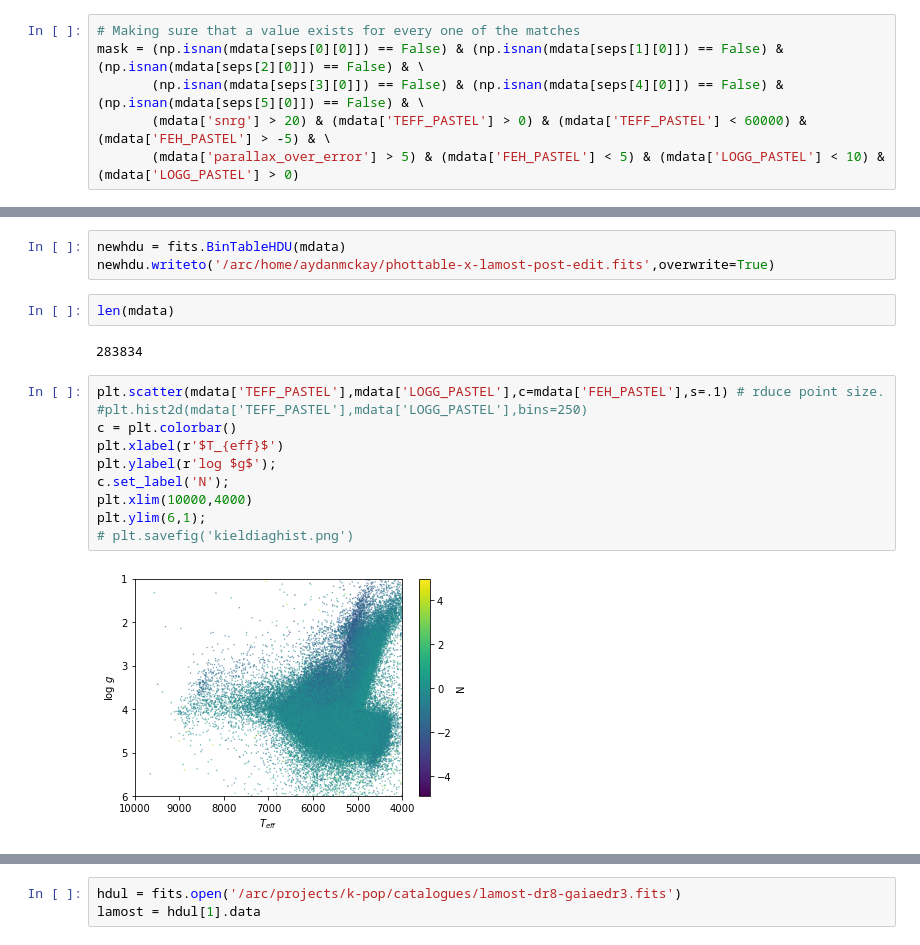
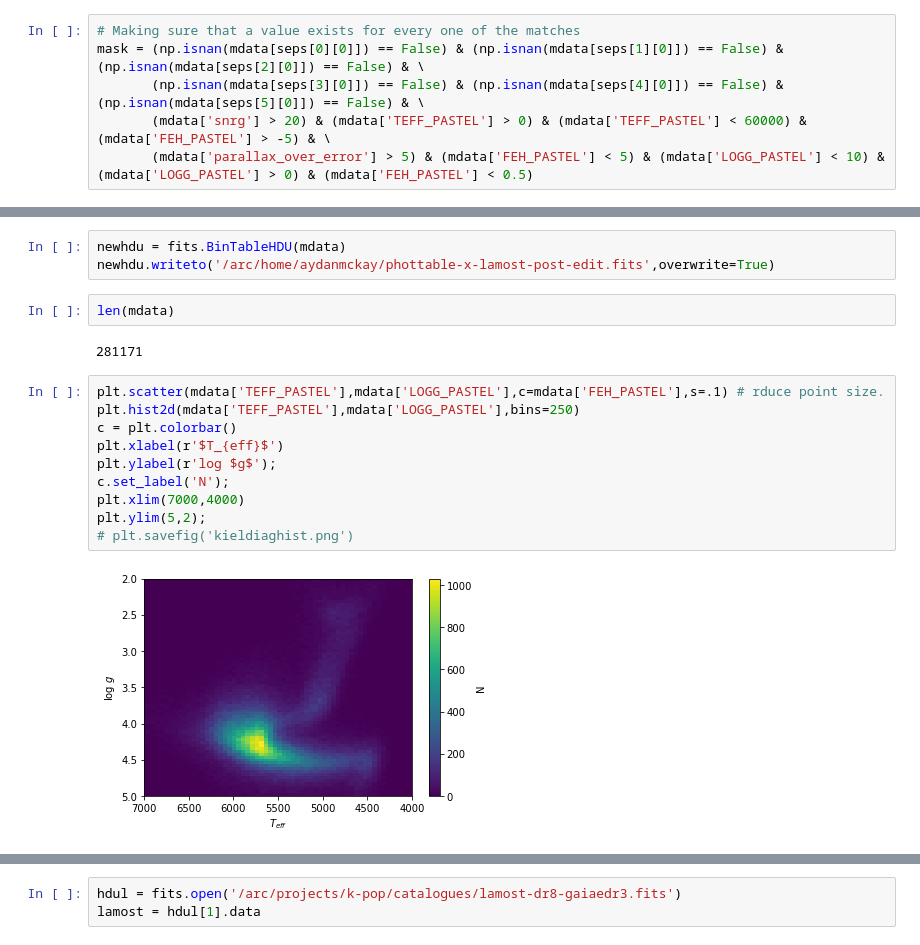
Before and after one commit to aydanmckay/ml, a Jupyter notebook: finalseparationplots.ipynb, the cells around one changed output, grey strips where cells are left out. Saved outputs shown, nothing was run; the diff lists cells and outputs as text.

```diff
--- a/finalseparationplots.ipynb
+++ b/finalseparationplots.ipynb
@@ -92,7 +92,7 @@ Making the intersection mask
 mask = (np.isnan(mdata[seps[0][0]]) == False) & (np.isnan(mdata[seps[1][0]]) == False) & (np.isnan(mdata[seps[2][0]]) == False) & \
        (np.isnan(mdata[seps[3][0]]) == False) & (np.isnan(mdata[seps[4][0]]) == False) & (np.isnan(mdata[seps[5][0]]) == False) & \
        (mdata['snrg'] > 20) & (mdata['TEFF_PASTEL'] > 0) & (mdata['TEFF_PASTEL'] < 60000) & (mdata['FEH_PASTEL'] > -5) & \
-       (mdata['parallax_over_error'] > 5) & (mdata['FEH_PASTEL'] < 5) & (mdata['LOGG_PASTEL'] < 10) & (mdata['LOGG_PASTEL'] > 0)
+       (mdata['parallax_over_error'] > 5) & (mdata['FEH_PASTEL'] < 5) & (mdata['LOGG_PASTEL'] < 10) & (mdata['LOGG_PASTEL'] > 0) & (mdata['FEH_PASTEL'] < 0.5)
 # %%
 mdata = mdata[mask]
 # %% [markdown]
@@ -125,17 +125,17 @@ newhdu.writeto('/arc/home/aydanmckay/phottable-x-lamost-post-edit.fits',overwrit
 # %%
 len(mdata)
 # %% [output]
-283834
+281171
 # %%
 plt.scatter(mdata['TEFF_PASTEL'],mdata['LOGG_PASTEL'],c=mdata['FEH_PASTEL'],s=.1) # rduce point size.
-#plt.hist2d(mdata['TEFF_PASTEL'],mdata['LOGG_PASTEL'],bins=250)
+plt.hist2d(mdata['TEFF_PASTEL'],mdata['LOGG_PASTEL'],bins=250)
 c = plt.colorbar()
 plt.xlabel(r'$T_{eff}$')
 plt.ylabel(r'log $g$');
 c.set_label('N');
-plt.xlim(10000,4000)
-plt.ylim(6,1);
+plt.xlim(7000,4000)
+plt.ylim(5,2);
 # plt.savefig('kieldiaghist.png')
 # %% [output]
-[figure, old version]
+[figure, new version]
 # %%
```
Also changed, not shown: parts of 6 cells of this notebook, 6 other files.
